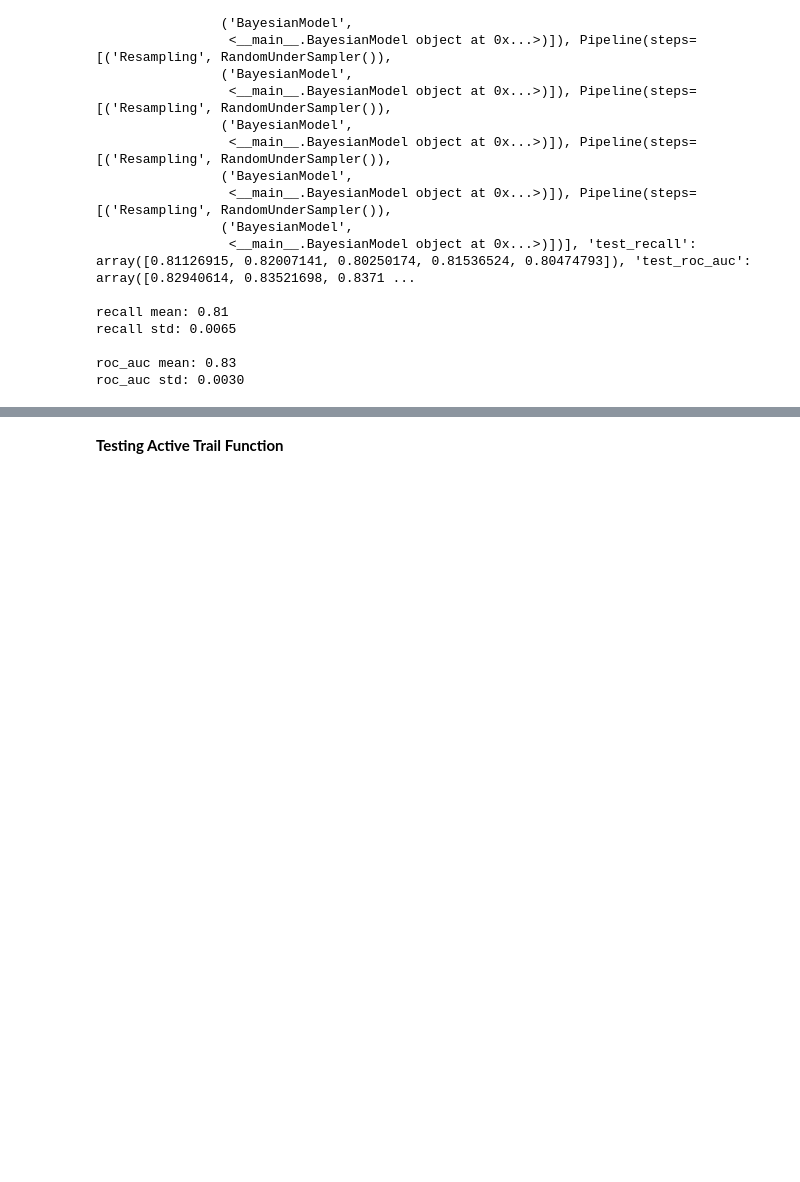
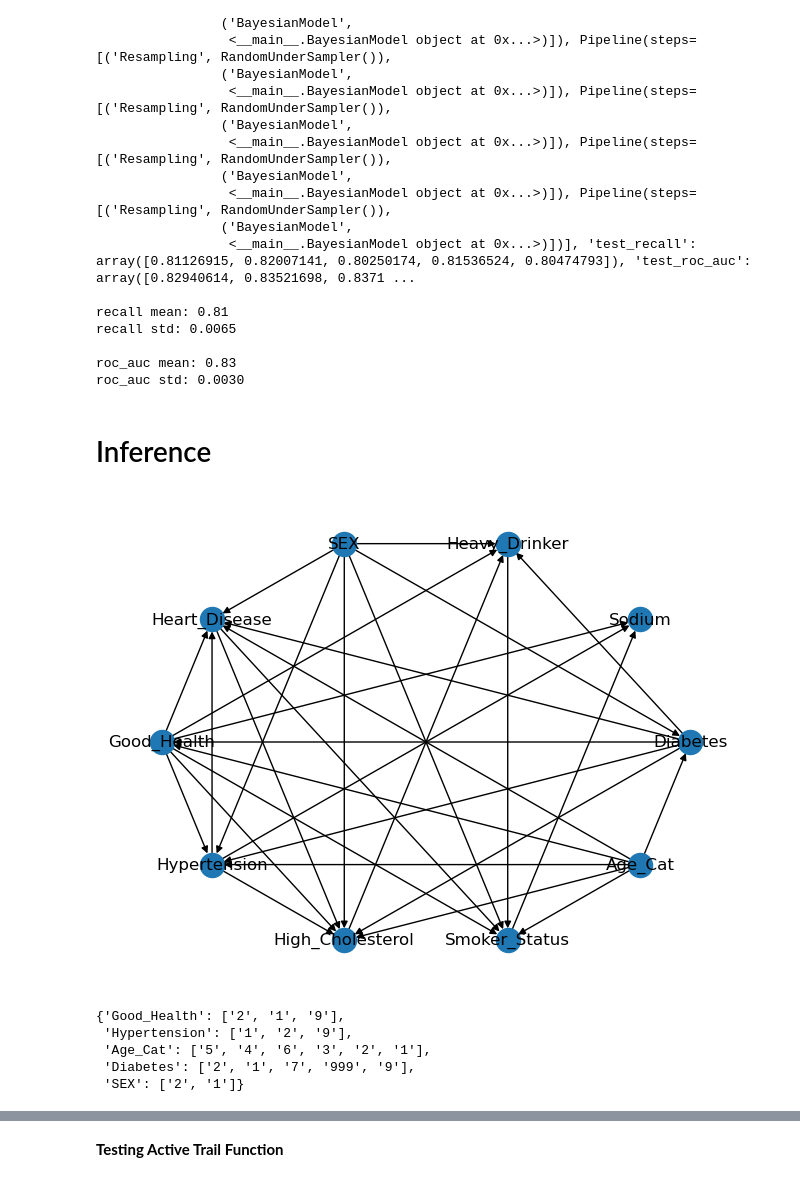
Before and after one commit to Hiram32/Springboard, a Jupyter notebook: Capstone_Project_3/Capstone_Project_3.ipynb, the cells around one changed output, grey strips where cells are left out. Drawn from its saved outputs; the diff is of its cells as text; code cells hidden in the pictures; blank space fills up the shorter version.

```diff
--- a/Capstone_Project_3/Capstone_Project_3.ipynb
+++ b/Capstone_Project_3/Capstone_Project_3.ipynb
@@ -510,6 +578,18 @@ with open('./cv_scores_BayesianModel.pkl', 'wb') as f:
     pickle.dump(2, f)
     pickle.dump(cv_scores_summary, f)
     pickle.dump(cv_scores, f)
+# %% [markdown]
+# Inference
+# %%
+inference_model = BayesianModel(graph_search_algo=HillClimbSearch, black_list=black_list, estimator=BayesianEstimator).fit(X, y)
+# %%
+import networkx as nx
+import matplotlib.pyplot as plt
+
+nx.draw_shell(inference_model, with_labels=True)
+plt.show()
+# %% [output]
+[figure, added]
 # %%
 from pgmpy.inference.CausalInference import CausalInference
 
@@ -517,8 +597,14 @@ inference = CausalInference(bm)
 # %%
 dict_parents = {}
-for parent in bm.get_parents('Heart_Disease'):
-    dict_parents[parent]= list(X_train[parent].unique())
+for parent in inference_model.get_parents('Heart_Disease'):
+    dict_parents[parent]= list(X[parent].unique())
 dict_parents
+# %% [output]
+{'Good_Health': ['2', '1', '9'],
+ 'Hypertension': ['1', '2', '9'],
+ 'Age_Cat': ['5', '4', '6', '3', '2', '1'],
+ 'Diabetes': ['2', '1', '7', '999', '9'],
+ 'SEX': ['2', '1']}
 # %%
 def discrete_factor_to_series(factor, name=None):
     variables = factor.scope()
```
Also changed, not shown: parts of 20 cells of this notebook.
